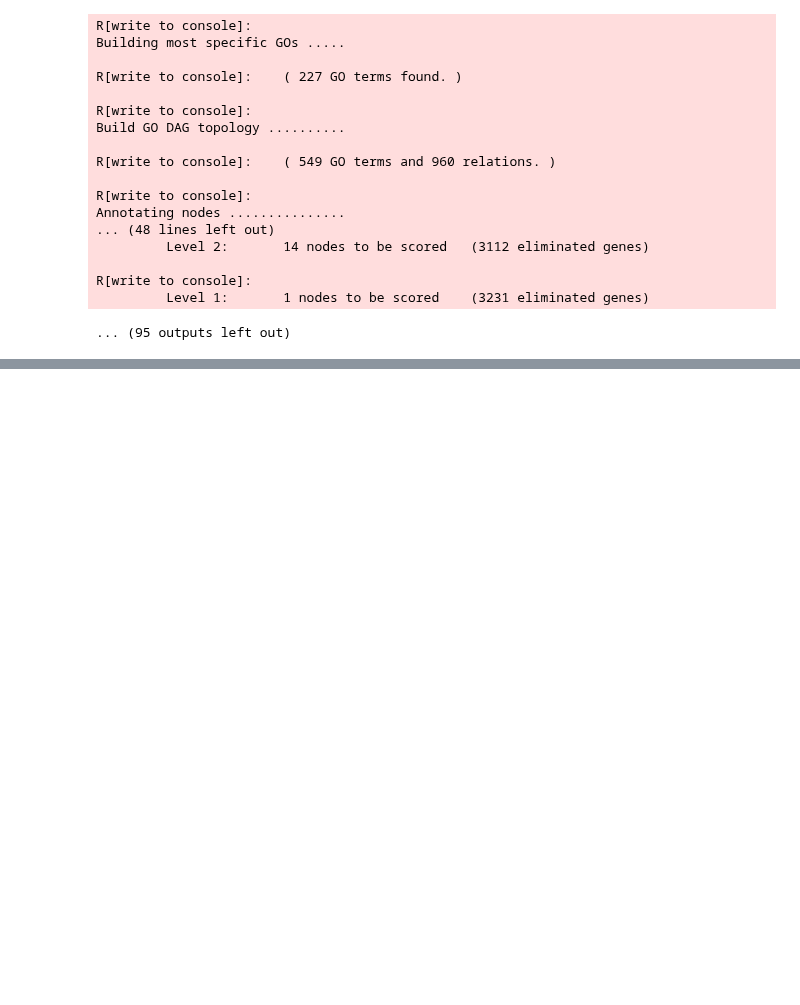
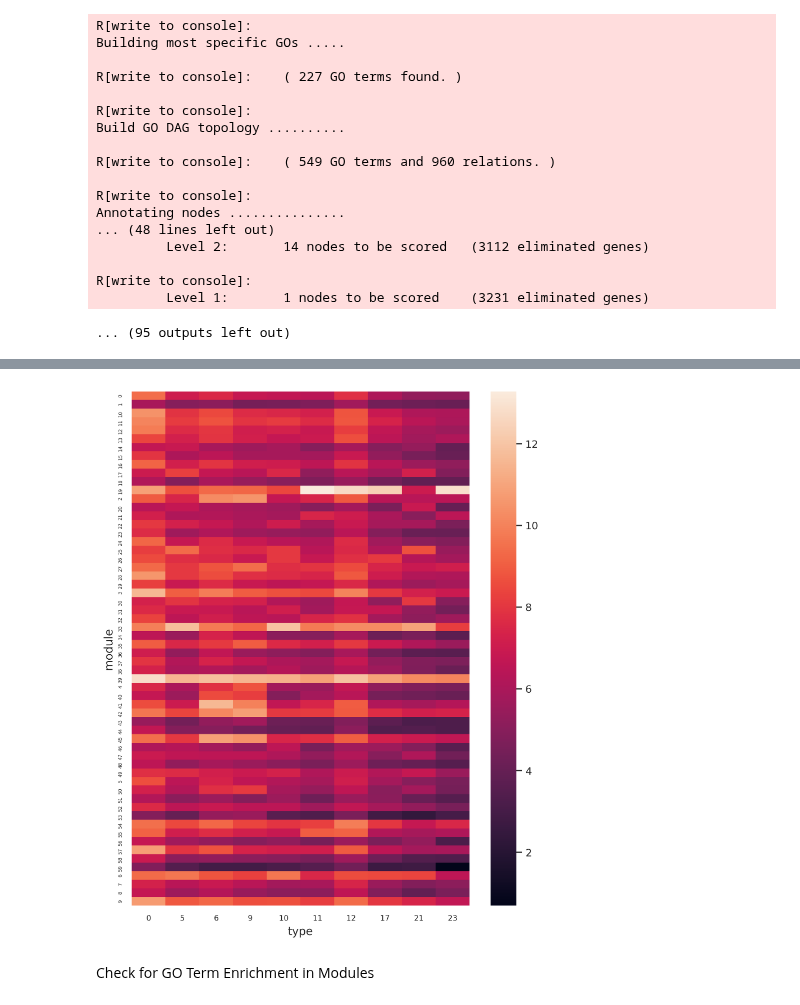
Before and after one commit to pachterlab/CWGFLHGCCHAP_2021, a Jupyter notebook: notebooks/Revision/gastroGeneModuleAnalysis.ipynb, the cells around one changed output, grey strips where cells are left out. Drawn from its saved outputs; the diff is of its cells as text; code cells hidden in the pictures; blank space fills up the shorter version.

```diff
--- a/notebooks/Revision/gastroGeneModuleAnalysis.ipynb
+++ b/notebooks/Revision/gastroGeneModuleAnalysis.ipynb
@@ -1078,0 +1106,2 @@ df.to_csv('glandModulesGOEnrich.csv',index=None)
+# %%
+gastro = gastro[:,bus_fs_combo.var_names]
@@ -1078,0 +1144,2 @@ df.to_csv('glandModulesGOEnrich.csv',index=None)
+# %%
+clusters = np.unique(g_copy.obs['louvain'])
@@ -1078,0 +1171,39 @@ df.to_csv('glandModulesGOEnrich.csv',index=None)
+# %%
+#Plot heatmap of average expression for each gene module in each cell type
+modExpr = pd.DataFrame()
+module = []
+c_type = []
+expr = []
+
+cell_types = np.unique(gastro.obs['cellRanger_louvain'])
+for i in clusters:
+  #Get list of genes
+  sub = g_copy[g_copy.obs['louvain'] == i]
+  genes = list(sub.obs_names)
+
+  for j in cell_types:
+  #Filter cells and genes
+    sub_g = gastro[gastro.obs['cellRanger_louvain'] == j]
+    sub_g = sub_g[:,genes]
+    expr += [np.log1p(np.sum(sub_g.X))]
+
+    c_type += [j]
+    module += [i]
+
+modExpr['module'] = module
+modExpr['type'] = c_type
+modExpr['expr'] = expr
+
+
+modExpr.head()
+modExpr = modExpr.pivot("module", "type", "expr")
+# %%
+#Original hvgs, res = 5
+plt.figure(figsize=(8,10))
+plt.yticks(fontsize=5)
+plt.xticks(fontsize=8)
+ax = sns.heatmap(modExpr)
+# %% [output]
+[figure, added]
+# %% [markdown]
+Check for GO Term Enrichment in Modules
```
Also changed, not shown: parts of 14 cells of this notebook.
